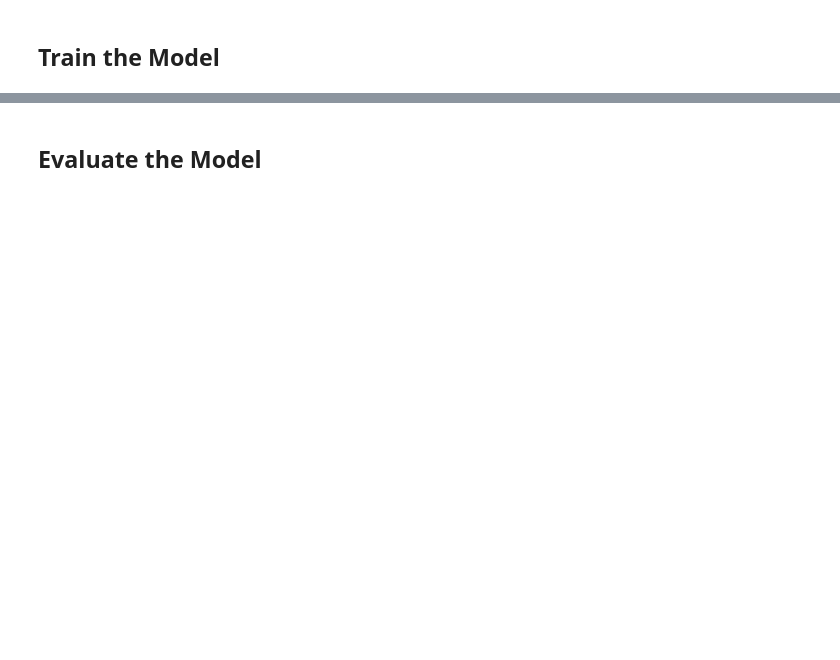
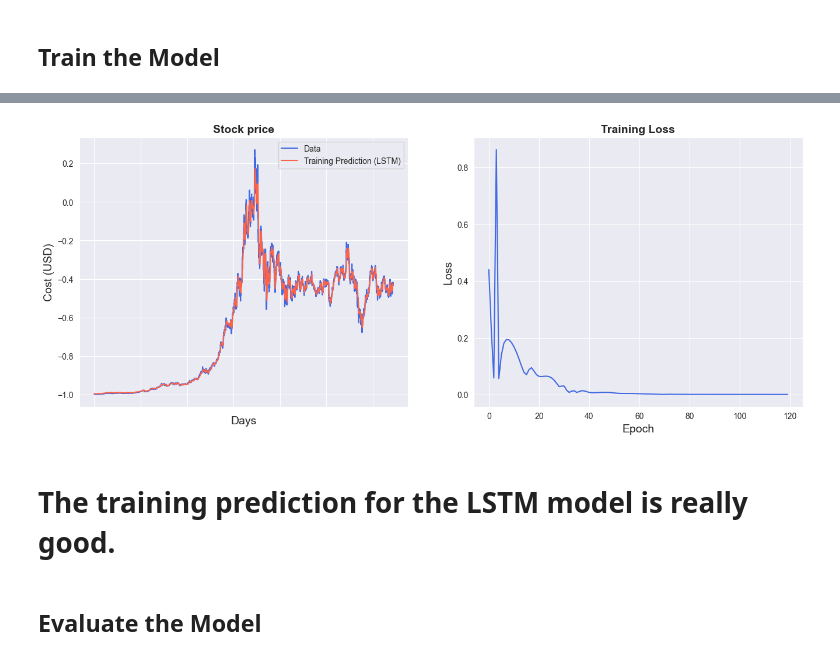
Before and after one commit to defnemeric/microsoft-project-summer, a Jupyter notebook: stock-prediction-pytorch.ipynb, the cells around one changed output, grey strips where cells are left out. Drawn from its saved outputs; the diff is of its cells as text; code cells hidden in the pictures; blank space fills up the shorter version.

```diff
--- a/stock-prediction-pytorch.ipynb
+++ b/stock-prediction-pytorch.ipynb
@@ -214,0 +287,9 @@ class LSTM(nn.Module):
+# %%
+study = optuna.create_study(direction="minimize")
+#study.optimize(objective, n_trials=1000, show_progress_bar=True, n_jobs=3)
+study.optimize(objective, n_trials=5)
+
+print("Best trial:")
+trial = study.best_trial
+for key, value in trial.params.items():
+    print(f"{key}: {value}")
@@ -215,14 +313,15 @@ class LSTM(nn.Module):
 # %%
 # Set the parameters for the LSTM model with the best parameters
 input_dim = 1
-hidden_dim = 64
-num_layers = 2
+hidden_dim = study.best_params['hidden_dim']
+num_layers = study.best_params['num_layers']
 output_dim = 1
 num_epochs = 120
+learning_rate = study.best_params['lr']
 # %%
 # Initialize the model, loss function, and optimizer
 model = LSTM(input_dim=input_dim, hidden_dim=hidden_dim, output_dim=output_dim, num_layers=num_layers)
 loss_fn = torch.nn.MSELoss(reduction='mean')
-optimiser = torch.optim.Adam(model.parameters(), lr=0.01)
+optimiser = torch.optim.Adam(model.parameters(), lr=0.learning_rate)
 # %% [markdown]
 ## Train the Model
@@ -229,2 +367,31 @@ optimiser = torch.optim.Adam(model.parameters(), lr=0.01)
+# %%
+predict = pd.DataFrame(scaler.inverse_transform(y_train_pred.detach().numpy()))
+original = pd.DataFrame(scaler.inverse_transform(y_train_lstm.detach().numpy()))
+# %%
+sns.set_style("darkgrid")
+
+fig = plt.figure()
+fig.subplots_adjust(hspace=0.2, wspace=0.2)
+
+plt.subplot(1, 2, 1)
+ax = sns.lineplot(x = original.index, y = original[0], label="Data", color='royalblue')
+ax = sns.lineplot(x = predict.index, y = predict[0], label="Training Prediction (LSTM)", color='tomato')
+ax.set_title('Stock price', size = 14, fontweight='bold')
+ax.set_xlabel("Days", size = 14)
+ax.set_ylabel("Cost (USD)", size = 14)
+ax.set_xticklabels('', size=10)
+
+
+plt.subplot(1, 2, 2)
+ax = sns.lineplot(data=hist, color='royalblue')
+ax.set_xlabel("Epoch", size = 14)
+ax.set_ylabel("Loss", size = 14)
+ax.set_title("Training Loss", size = 14, fontweight='bold')
+fig.set_figheight(6)
+fig.set_figwidth(16)
+# %% [output]
+[figure, added]
+# %% [markdown]
+# The training prediction for the LSTM model is really good.
 # %% [markdown]
 ## Evaluate the Model
```
Also changed, not shown: parts of 7 cells of this notebook, 5 other files.
